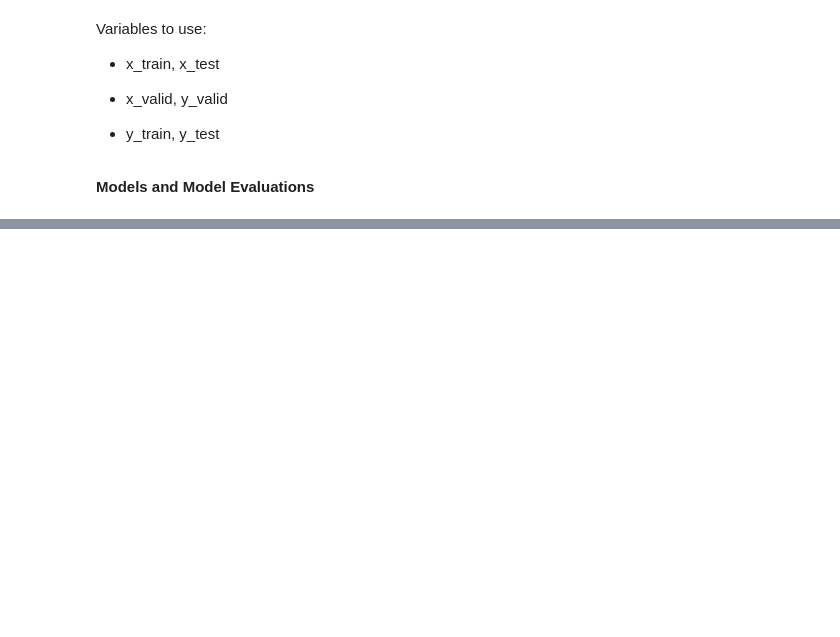
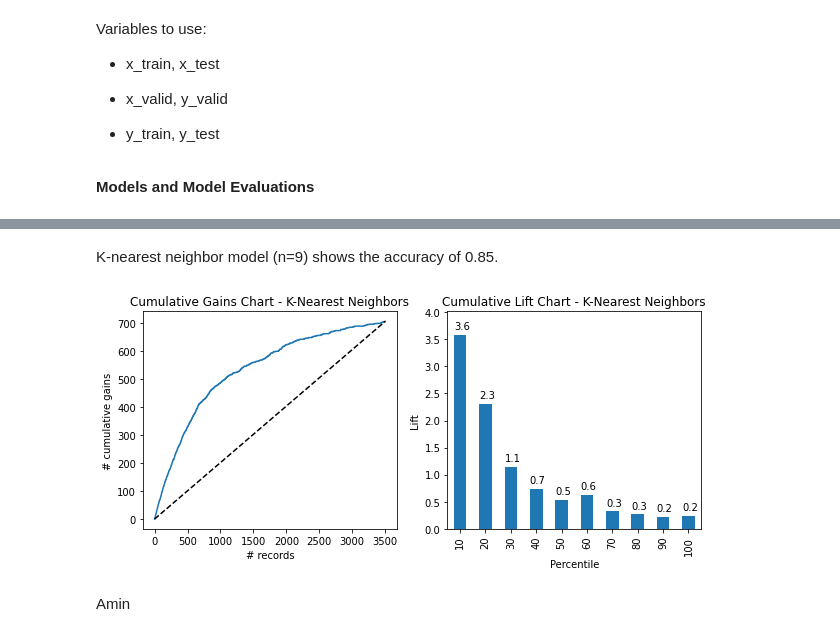
Before and after one commit to edwardam5/505_Final_Project, a Jupyter notebook: 505_Final_Project.ipynb, the cells around one changed output, grey strips where cells are left out. Saved outputs shown, nothing was run; the diff lists cells and outputs as text; code cells hidden in the pictures; blank space fills up the shorter version.

```diff
--- a/505_Final_Project.ipynb
+++ b/505_Final_Project.ipynb
@@ -358,0 +491,12 @@ Variables to use:
+# %%
+# K-nearest neighbor
+from sklearn.neighbors import KNeighborsClassifier
+from sklearn.metrics import accuracy_score
+
+for r in range (1, 10):
+    knn = KNeighborsClassifier(n_neighbors=r)
+    knn.fit(x_train, y_train)
+    k_pred = knn.predict(x_valid)
+
+    print(f'neighbors: {r}')
+    print(f'accuracy: {accuracy_score(y_valid, k_pred)}')
@@ -358,0 +522,6 @@ Variables to use:
+# %%
+# k = 9 shows the highest accuracy
+k9 = KNeighborsClassifier(n_neighbors=9)
+k9.fit(x_train, y_train)
+k9_pred = k9.predict(x_valid)
+print(classification_report(y_valid, k9_pred))
@@ -358,0 +537,24 @@ Variables to use:
+# %% [markdown]
+K-nearest neighbor model (n=9) shows the accuracy of 0.85.
+# %%
+k9_proba = k9.predict_proba(x_valid)
+k9_result = pd.DataFrame(
+    {
+        "actual": y_valid,
+        "p(0)": [p[0] for p in k9_proba],
+        "p(1)": [p[1] for p in k9_proba],
+        "predicted": k9_pred,
+    }
+).astype('float64')
+
+k9_result = k9_result.sort_values(['p(1)'], ascending = False)
+fig, axes = plt.subplots(nrows=1, ncols=2, figsize=(10, 4))
+gainsChart(k9_result.actual, ax=axes[0])
+liftChart(k9_result.actual, title=False, ax=axes[1])
+axes[0].set_title("Cumulative Gains Chart - K-Nearest Neighbors")
+axes[1].set_title("Cumulative Lift Chart - K-Nearest Neighbors")
+plt.show()
+# %% [output]
+[figure, added]
+# %% [markdown]
+Amin
```
Also changed, not shown: parts of 35 cells of this notebook.
